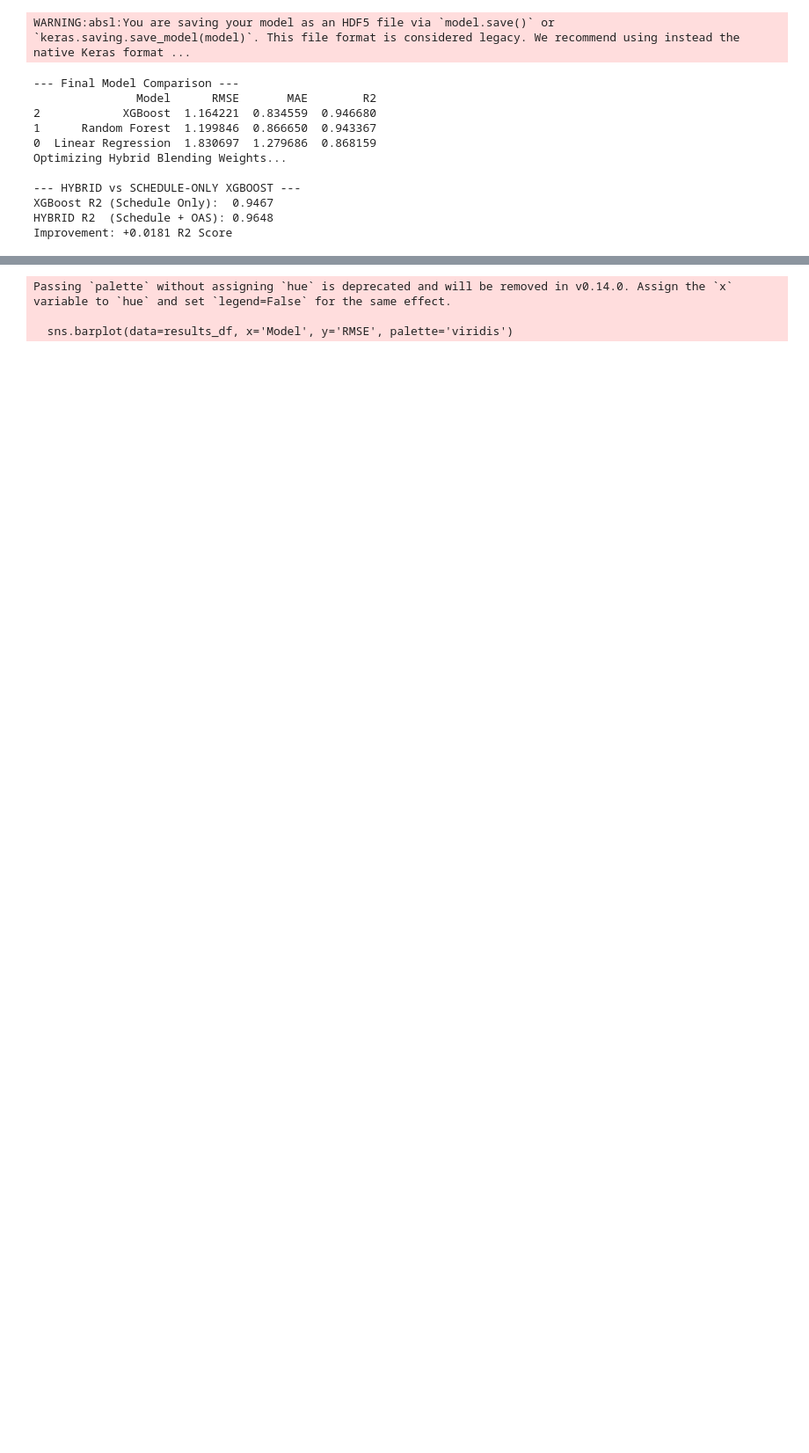
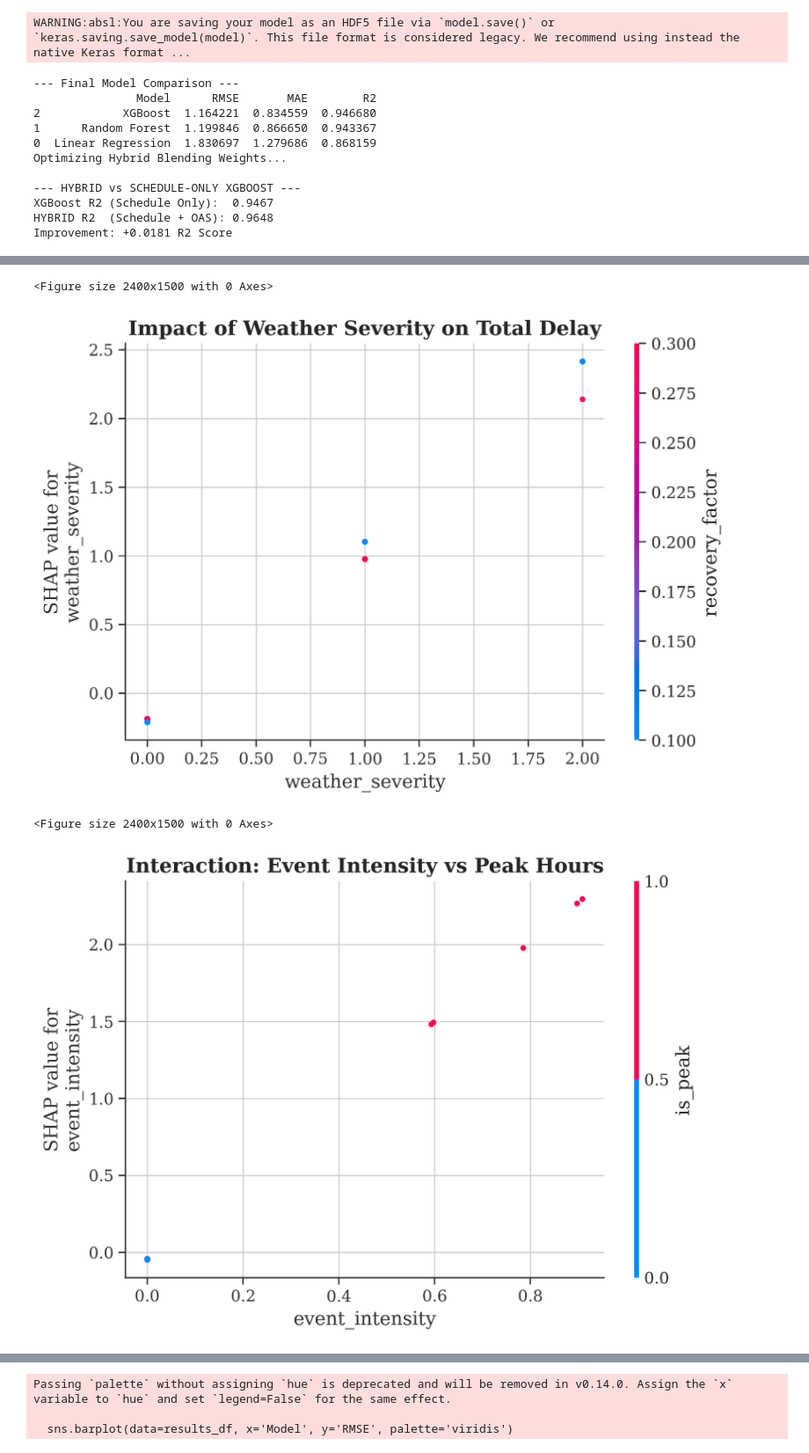
Before and after one commit to ahana4banerjee/metro-delay-prediction, a Jupyter notebook: notebooks/model_building.ipynb, the cells around one changed output, grey strips where cells are left out. Shown at 88% size. Saved outputs shown, nothing was run; the diff lists cells and outputs as text; code cells hidden in the pictures; blank space fills up the shorter version.

```diff
--- a/notebooks/model_building.ipynb
+++ b/notebooks/model_building.ipynb
@@ -333,0 +361,33 @@ Initializing SHAP Explainer for the Decoupled ML Model...
+# %%
+# ==========================================
+# PART 6C: DEPENDENCE & INTERACTION PLOTS
+# ==========================================
+
+# 3. Dependence: Weather Impact
+plt.figure(figsize=(8, 5))
+shap.dependence_plot("weather_severity", hybrid_shap_values.values, X_shap_sample, show=False)
+plt.title("Impact of Weather Severity on Total Delay", fontweight='bold')
+plt.savefig('../reports/figures/shap/03_hybrid_weather_impact.png')
+plt.show()
+
+# 4. Dependence: Event Intensity vs. Peak Hour
+# Proves that Events cause MUCH more delay if they happen during peak hours
+plt.figure(figsize=(8, 5))
+shap.dependence_plot("event_intensity", hybrid_shap_values.values, X_shap_sample,
+                     interaction_index="is_peak", show=False)
+plt.title("Interaction: Event Intensity vs Peak Hours", fontweight='bold')
+plt.savefig('../reports/figures/shap/04_hybrid_event_interaction.png')
+plt.show()
+
+# 5. Dependence: The Recovery Factor (Proving Resilience)
+# Shows how the negative SHAP values pull delays down as recovery increases
+plt.figure(figsize=(8, 5))
+shap.dependence_plot("recovery_factor", hybrid_shap_values.values, X_shap_sample, show=False)
+plt.title("System Resilience: Impact of Recovery Factor", fontweight='bold')
+plt.savefig('../reports/figures/shap/05_hybrid_recovery_impact.png')
+plt.show()
+# %% [output]
+<Figure size 2400x1500 with 0 Axes>
+[figure, added]
+<Figure size 2400x1500 with 0 Axes>
+[figure, added]
```
Also changed, not shown: parts of 5 cells of this notebook, 6 other files.
